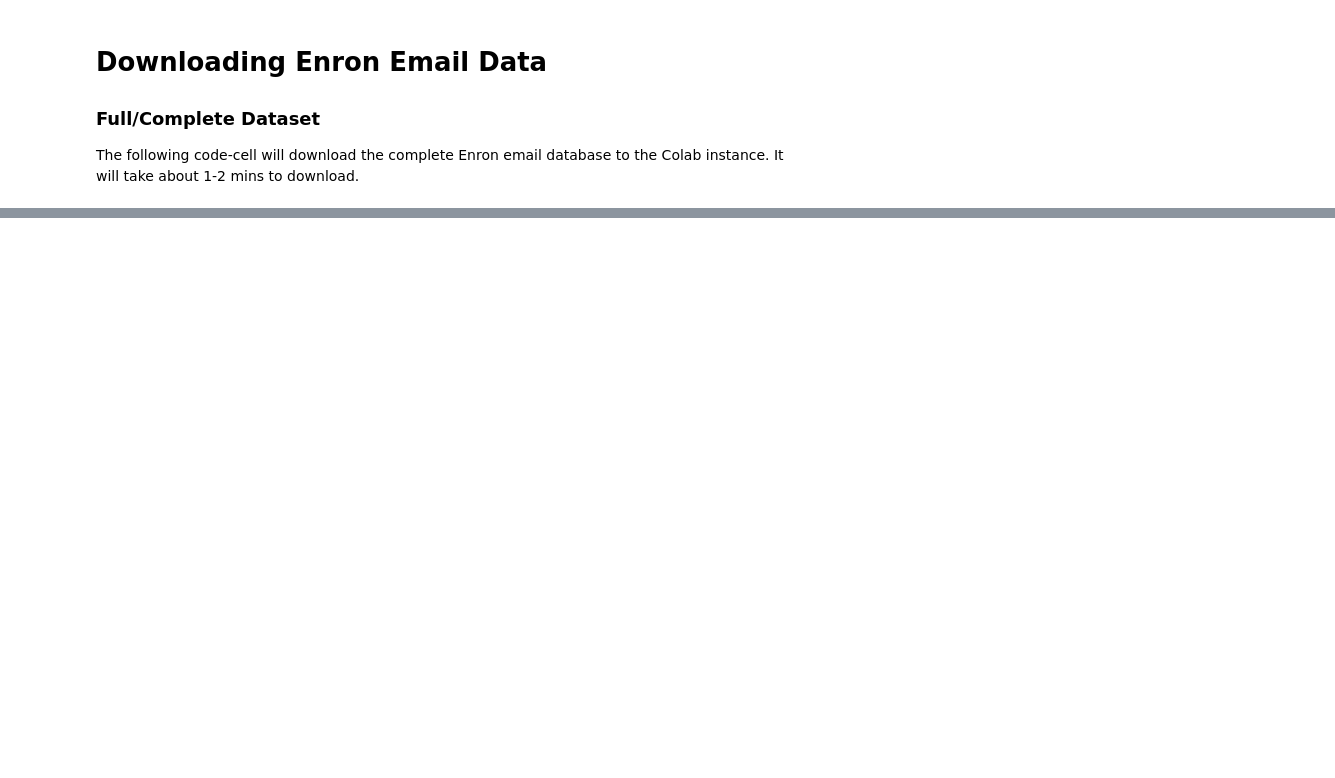
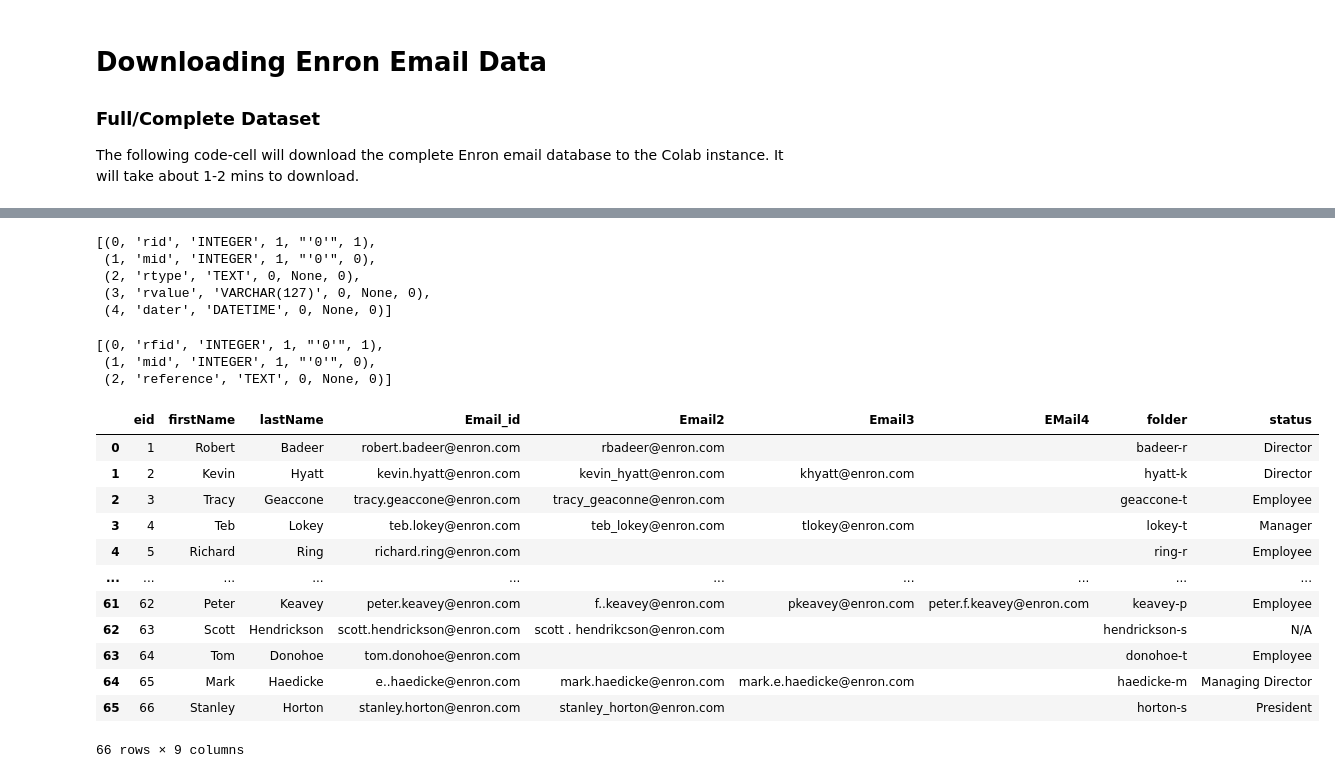
Before and after one commit to Ashlay01/Ash21212022, a Jupyter notebook: Copy_of_download_enron_data.ipynb, the cells around one changed output, grey strips where cells are left out. Cells and saved outputs as stored; diff of their text form; code cells hidden in the pictures; blank space fills up the shorter version.

```diff
--- a/Copy_of_download_enron_data.ipynb
+++ b/Copy_of_download_enron_data.ipynb
@@ -36,6 +28,6 @@ The following code-cell will download an *extract* of the  Enron email database
 # %%
 import sqlite3
 # %%
-conn = sqlite3.connect("test.db")
+conn = sqlite3.connect("enron.db")
 # %%
 cur = conn.cursor()
@@ -48,0 +79,50 @@ Some tools to inspect the database (*Not needed for assignment*)
+# %%
+#check schema of table recipientinfo using PRAGMA
+sql = """
+PRAGMA table_info('recipientinfo');
+"""
+
+cur.execute(sql)
+cur.fetchall()
+# %% [output]
+[(0, 'rid', 'INTEGER', 1, "'0'", 1),
+ (1, 'mid', 'INTEGER', 1, "'0'", 0),
+ (2, 'rtype', 'TEXT', 0, None, 0),
+ (3, 'rvalue', 'VARCHAR(127)', 0, None, 0),
+ (4, 'dater', 'DATETIME', 0, None, 0)]
+# %%
+#check schema of table using referenceinfo PRAGMA
+sql = """
+PRAGMA table_info('referenceinfo');
+"""
+
+cur.execute(sql)
+cur.fetchall()
+# %% [output]
+[(0, 'rfid', 'INTEGER', 1, "'0'", 1),
+ (1, 'mid', 'INTEGER', 1, "'0'", 0),
+ (2, 'reference', 'TEXT', 0, None, 0)]
+# %%
+#using pandas library to read database
+import pandas as pd
+
+sql='''
+SELECT * from employeelist;
+'''
+# Load the data into a DataFrame
+employeelist_df = pd.read_sql_query(sql, conn)
+employeelist_df
+# %% [output]
+|  | eid | firstName | lastName | Email_id | Email2 | Email3 | EMail4 | folder | status |
+| 0 | 1 | Robert | Badeer | robert.badeer@enron.com | rbadeer@enron.com |  |  | badeer-r | Director |
+| 1 | 2 | Kevin | Hyatt | kevin.hyatt@enron.com | kevin_hyatt@enron.com | khyatt@enron.com |  | hyatt-k | Director |
+| 2 | 3 | Tracy | Geaccone | tracy.geaccone@enron.com | tracy_geaconne@enron.com |  |  | geaccone-t | Employee |
+| 3 | 4 | Teb | Lokey | teb.lokey@enron.com | teb_lokey@enron.com | tlokey@enron.com |  | lokey-t | Manager |
+| 4 | 5 | Richard | Ring | richard.ring@enron.com |  |  |  | ring-r | Employee |
+| ... | ... | ... | ... | ... | ... | ... | ... | ... | ... |
+| 61 | 62 | Peter | Keavey | peter.keavey@enron.com | f..keavey@enron.com | pkeavey@enron.com | peter.f.keavey@enron.com | keavey-p | Employee |
+| 62 | 63 | Scott | Hendrickson | scott.hendrickson@enron.com | scott . hendrikcson@enron.com |  |  | hendrickson-s | N/A |
+| 63 | 64 | Tom | Donohoe | tom.donohoe@enron.com |  |  |  | donohoe-t | Employee |
+| 64 | 65 | Mark | Haedicke | e..haedicke@enron.com | mark.haedicke@enron.com | mark.e.haedicke@enron.com |  | haedicke-m | Managing Director |
+| 65 | 66 | Stanley | Horton | stanley.horton@enron.com | stanley_horton@enron.com |  |  | horton-s | President |
+66 rows × 9 columns
```
Also changed, not shown: parts of 14 cells of this notebook.
